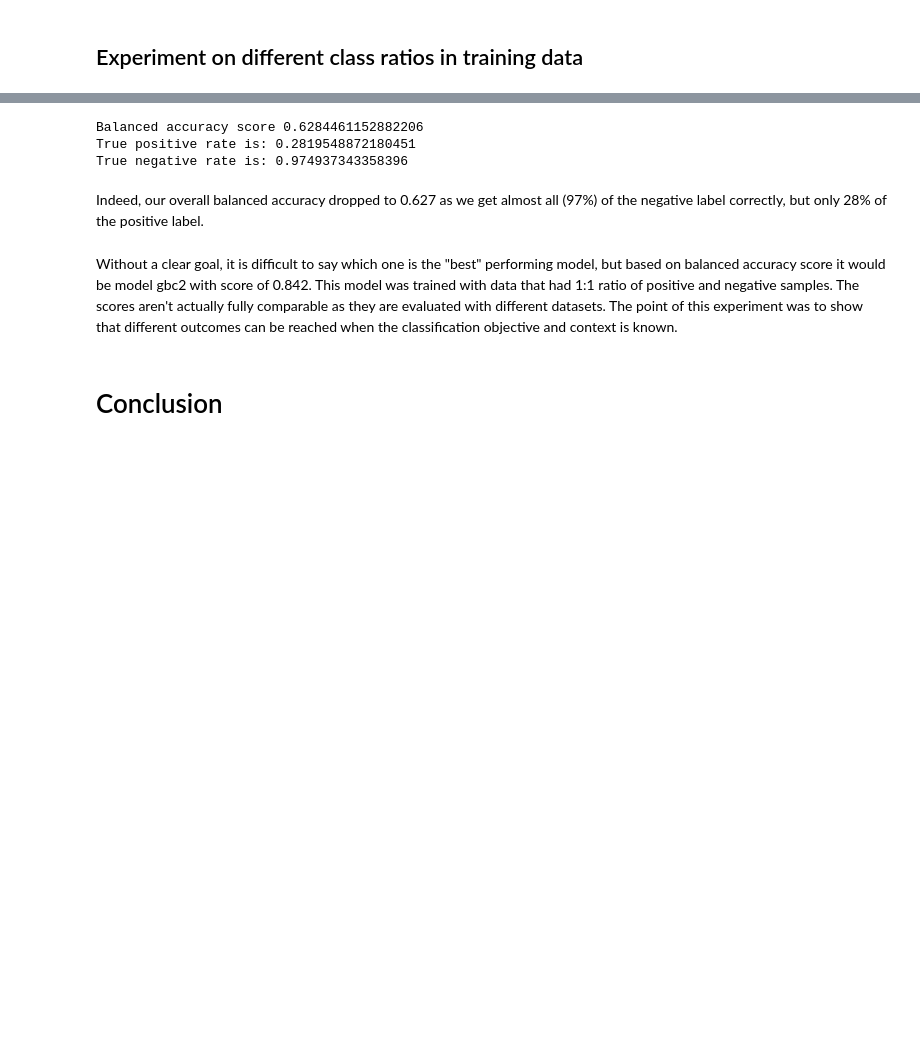
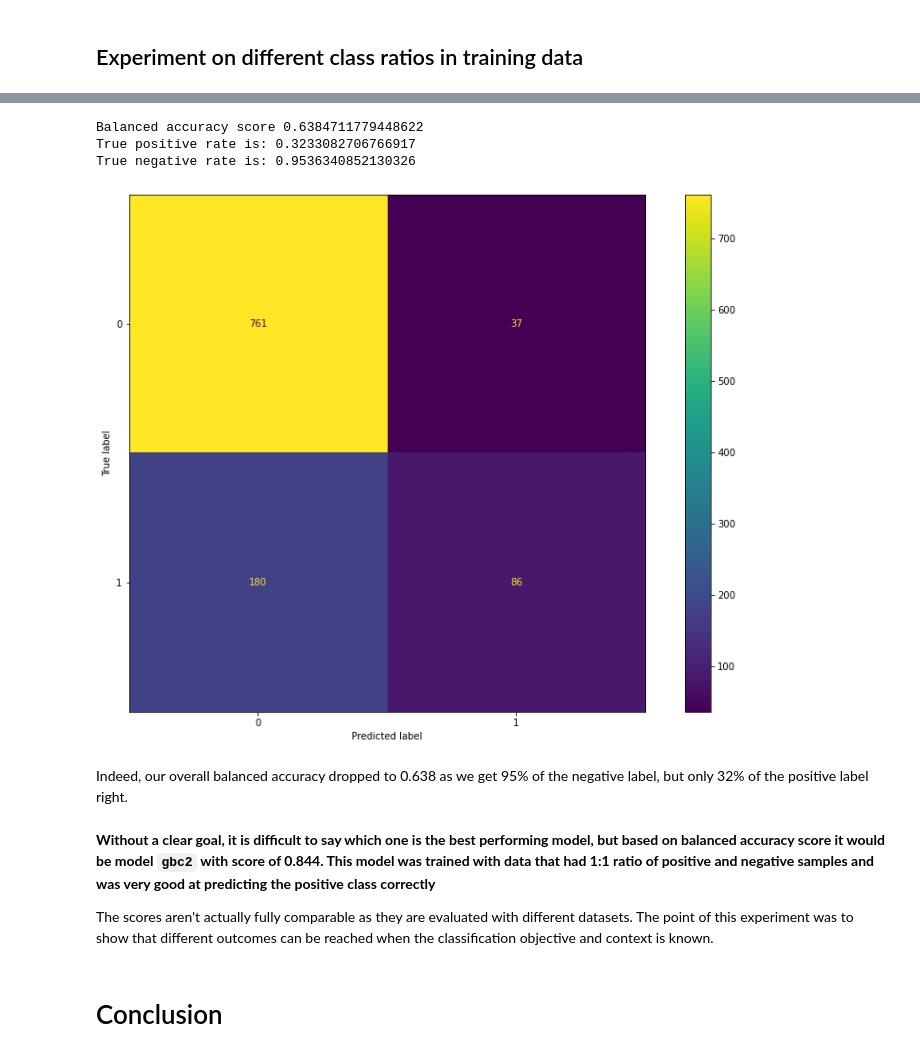
Before and after one commit to tinotu/classifier_task, a Jupyter notebook: classifier_notebook.ipynb, the cells around one changed output, grey strips where cells are left out. Drawn from its saved outputs; the diff is of its cells as text; code cells hidden in the pictures; blank space fills up the shorter version.

```diff
--- a/classifier_notebook.ipynb
+++ b/classifier_notebook.ipynb
@@ -391,32 +424,42 @@ Let's try if adding negative samples has the opposite effect
 # %%
-# code to resample data
+# RESAMPLE THE DATA
+# sample all positive observations
 all_positive_samples = clean_data[clean_data.target == 1]
+# multiplier for negative sample (how many times the positive samples
 negative_sample_multiplier = 3
-picked_negative_samples = clean_data[clean_data.target == 0].sample(all_positive_samples.shape[0] * negative_sample_multiplier, random_state=1)
-balanced_dataset = pd.concat([all_positive_samples, picked_negative_samples], ignore_index=True)
+# number of positive observations
+number_positive_samples = all_positive_samples.shape[0]
+# number of negative observations to sample
+number_of_negative_samples = number_positive_samples * negative_sample_multiplier
+# sample multiplier times
+limited_negative_samples = clean_data[clean_data.target == 0].sample(number_of_negative_samples, random_state=123)
+balanced_dataset = pd.concat([all_positive_samples, limited_negative_samples], ignore_index=True)
 
 y = balanced_dataset[['target']]
 X = balanced_dataset[['cat0_a', 'numeric0']]
 
-# code to split the re-sampled data
+# SPLIT THE RESAMPLED DATA
 sss = StratifiedShuffleSplit(n_splits=1, test_size=0.20, random_state=1337)
 for train, test in sss.split(X,y):
     X_train= X.iloc[train]
     y_train = y.iloc[train]
     X_test = X.iloc[test]
     y_test = y.iloc[test]
 
-# code to train a model with same parameters and new training data
-gbc3 = GradientBoostingClassifier(**optimized_params)
+# Train and evaluate the new model
+gbc3 = GradientBoostingClassifier(**optimized_params, random_state=1337)
 train_and_evaluate(gbc3, X_train, y_train, X_test, y_test)
 # %% [output]
-Balanced accuracy score 0.6284461152882206
-True positive rate is: 0.2819548872180451
-True negative rate is: 0.974937343358396
+Balanced accuracy score 0.6384711779448622
+True positive rate is: 0.3233082706766917
+True negative rate is: 0.9536340852130326
+[figure, added]
 # %% [markdown]
-Indeed, our overall balanced accuracy dropped to 0.627 as we get almost all (97%) of the negative label correctly, but only 28% of the positive label.
+Indeed, our overall balanced accuracy dropped to 0.638 as we get 95% of the negative label, but only 32% of the positive label right.
 # %% [markdown]
-Without a clear goal, it is difficult to say which one is the "best" performing model, but based on balanced accuracy score it would be model gbc2 with score of 0.842. This model was trained with data that had 1:1 ratio of positive and negative samples. The scores aren't actually fully comparable as they are evaluated with different datasets. The point of this experiment was to show that different outcomes can be reached when the classification objective and context is known.
+__Without a clear goal, it is difficult to say which one is the best performing model, but based on balanced accuracy score it would be model `gbc2` with score of 0.844. This model was trained with data that had 1:1 ratio of positive and negative samples and was very good at predicting the positive class correctly__
+
+The scores aren't actually fully comparable as they are evaluated with different datasets. The point of this experiment was to show that different outcomes can be reached when the classification objective and context is known.
 # %% [markdown]
 # Conclusion
 # %% [markdown]
```
Also changed, not shown: parts of 49 cells of this notebook, 2 other files.
